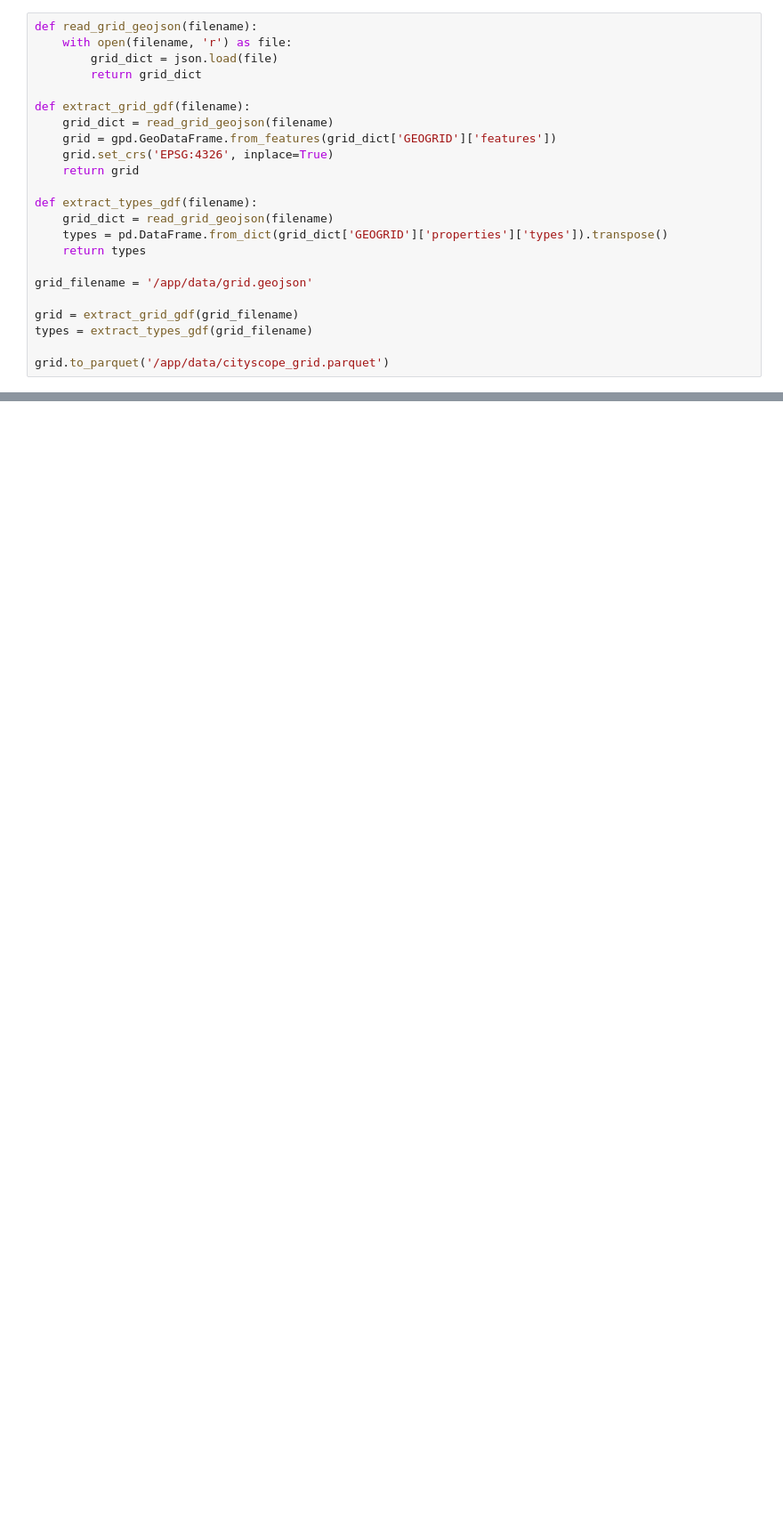
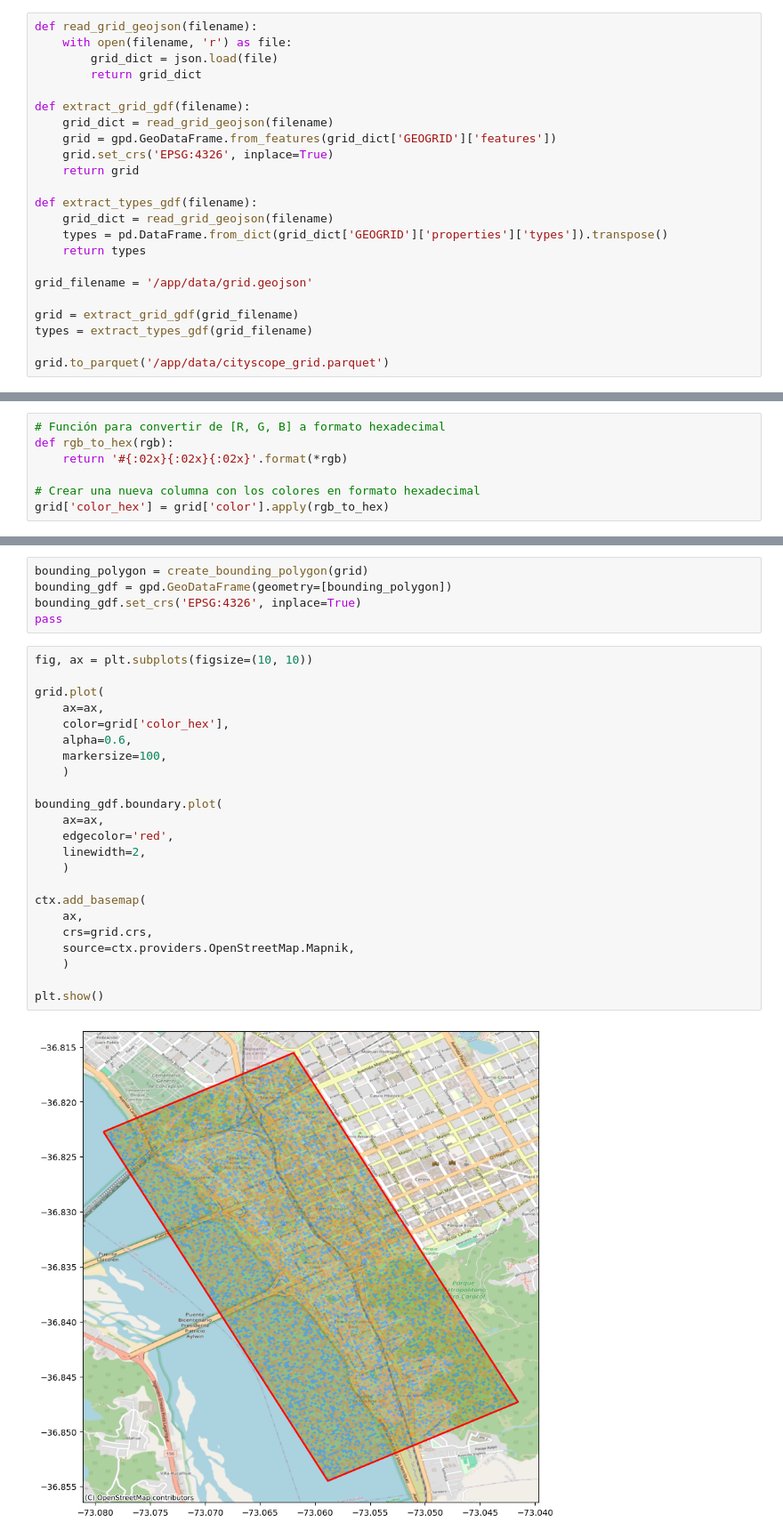
Before and after one commit to KevinMerino-Dev/CityScopeJS_Grid, a Jupyter notebook: grid_analysis_Ariel.ipynb, the cells around one changed output, grey strips where cells are left out. Shown at 89% size. Drawn from its saved outputs; the diff is of its cells as text; blank space fills up the shorter version.

```diff
--- a/grid_analysis_Ariel.ipynb
+++ b/grid_analysis_Ariel.ipynb
@@ -36,0 +32,7 @@ types
+# %%
+# Función para convertir de [R, G, B] a formato hexadecimal
+def rgb_to_hex(rgb):
+    return '#{:02x}{:02x}{:02x}'.format(*rgb)
+
+# Crear una nueva columna con los colores en formato hexadecimal
+grid['color_hex'] = grid['color'].apply(rgb_to_hex)
@@ -36,0 +62,30 @@ types
+# %%
+bounding_polygon = create_bounding_polygon(grid)
+bounding_gdf = gpd.GeoDataFrame(geometry=[bounding_polygon])
+bounding_gdf.set_crs('EPSG:4326', inplace=True)
+pass
+# %%
+fig, ax = plt.subplots(figsize=(10, 10))
+
+grid.plot(
+    ax=ax,
+    color=grid['color_hex'],
+    alpha=0.6,
+    markersize=100,
+    )
+
+bounding_gdf.boundary.plot(
+    ax=ax,
+    edgecolor='red',
+    linewidth=2,
+    )
+
+ctx.add_basemap(
+    ax,
+    crs=grid.crs,
+    source=ctx.providers.OpenStreetMap.Mapnik,
+    )
+
+plt.show()
+# %% [output]
+[figure, added]
```
Also changed, not shown: parts of 43 cells of this notebook, 9 other files.
